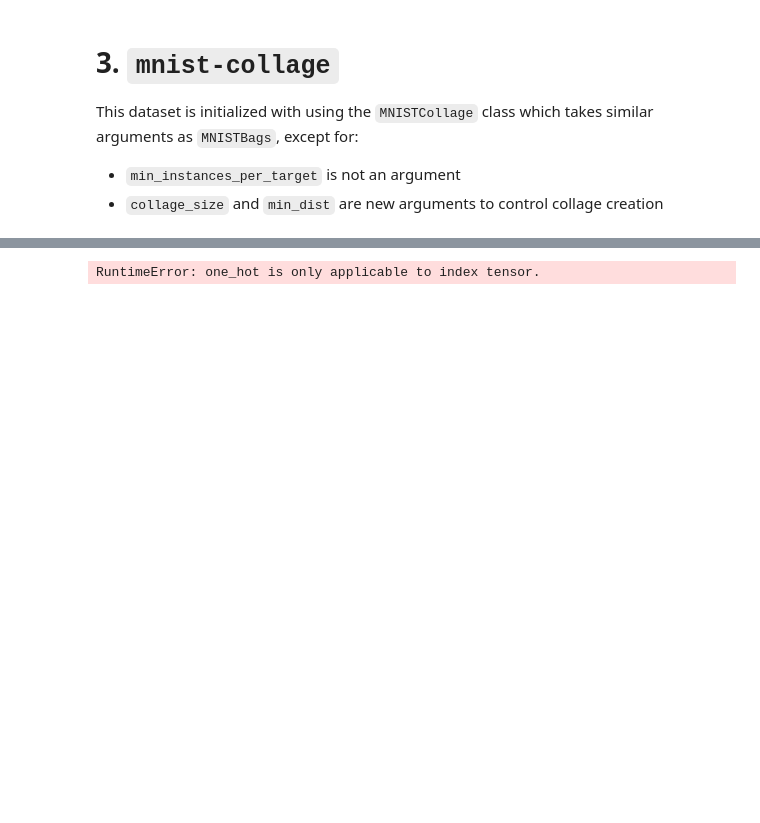
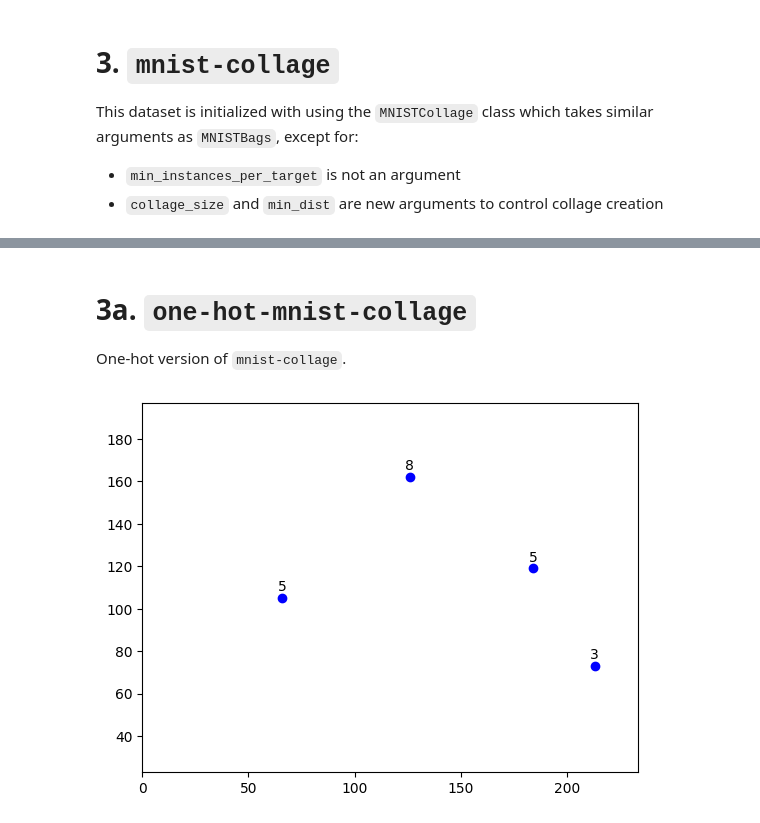
Before and after one commit to georg-wolflein/das-mil, a Jupyter notebook: dataset.ipynb, the cells around one changed output, grey strips where cells are left out. Drawn from its saved outputs; the diff is of its cells as text; code cells hidden in the pictures; blank space fills up the shorter version.

```diff
--- a/dataset.ipynb
+++ b/dataset.ipynb
@@ -106,3 +106,7 @@ TypeError: only integer tensors of a single element can be converted to an index
+# %% [markdown]
+# 3a. `one-hot-mnist-collage`
+
+One-hot version of `mnist-collage`.
 # %%
 ds = OneHotMNISTCollage(target_numbers = (0, 1), # target number
                         num_digits = 10, # sample from all 10 MNIST digits
@@ -115,7 +119,3 @@ ds = OneHotMNISTCollage(target_numbers = (0, 1), # target number
                         train = True)
 loader = torch.utils.data.DataLoader(ds, batch_size = 1, shuffle = True, collate_fn=lambda x: x[0])
 it = iter(loader)
-# %%
-bag = next(it)
-# %% [output]
-RuntimeError: one_hot is only applicable to index tensor.
@@ -124,0 +122,5 @@ plt.scatter(*bag.instance_locations.T)
+# %%
+# Visualise a single bag (rerun this cell to see another bag)
+plot_one_hot_collage(next(it))
+# %% [output]
+[figure, added]
```
Also changed, not shown: parts of 6 cells of this notebook, 1 other file.
